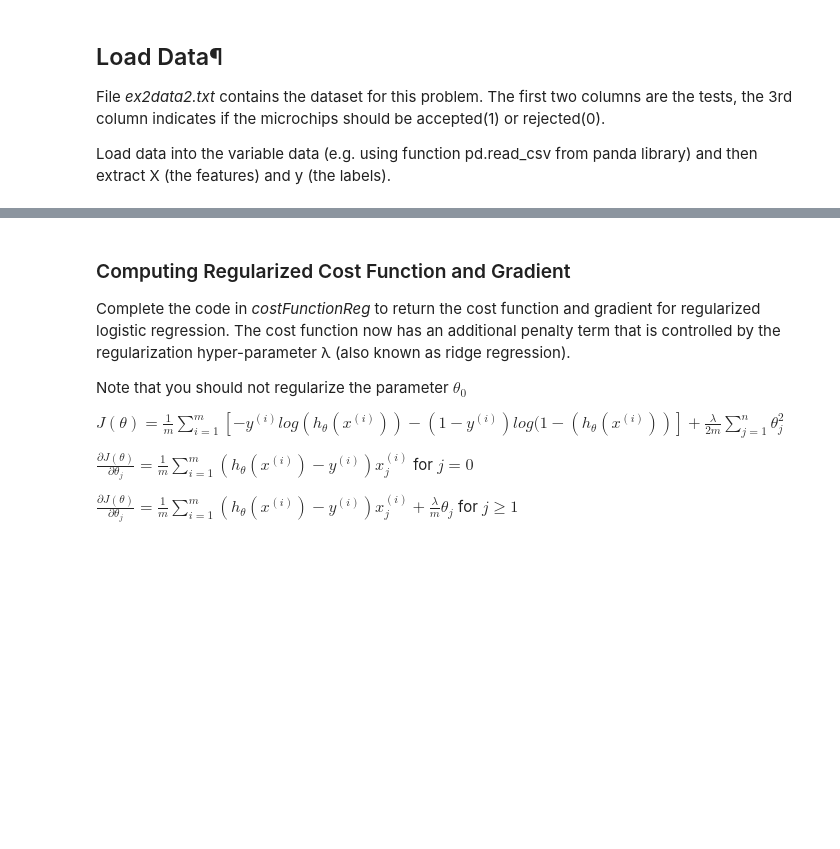
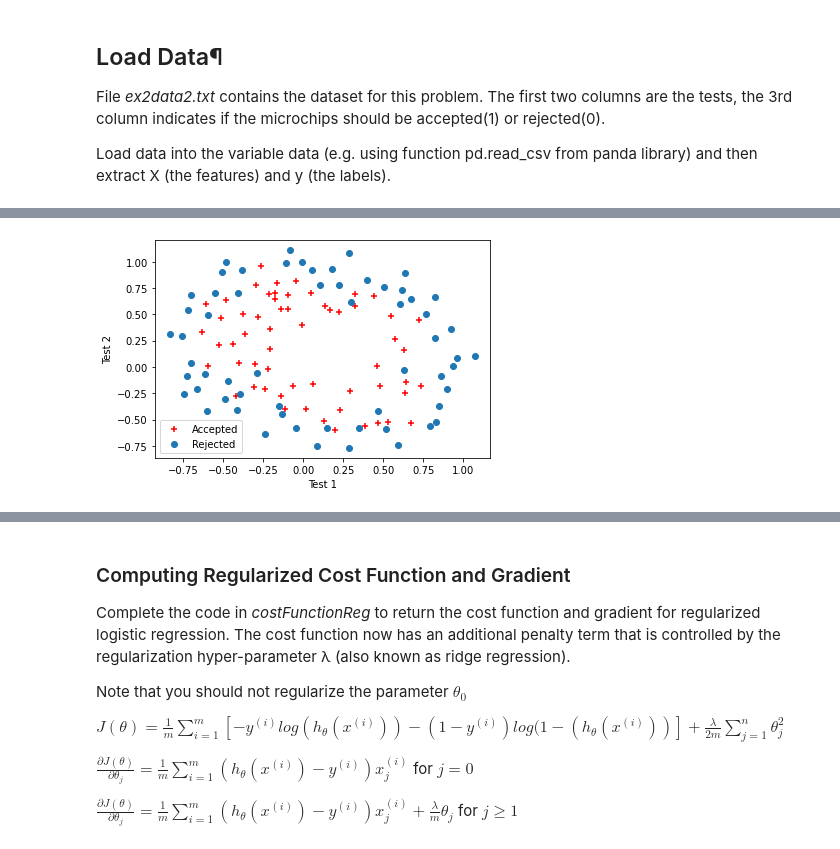
Before and after one commit to lavradorafonso/FAA, a Jupyter notebook: Class3/LogisticRegression/ML_Regularized_LogReg.ipynb, the cells around one changed output, grey strips where cells are left out. Drawn from its saved outputs; the diff is of its cells as text; code cells hidden in the pictures; blank space fills up the shorter version.

```diff
--- a/Class3/LogisticRegression/ML_Regularized_LogReg.ipynb
+++ b/Class3/LogisticRegression/ML_Regularized_LogReg.ipynb
@@ -20,10 +20,10 @@ The first two columns are the tests, the 3rd column indicates if the microchips
 
 Load data into the variable data (e.g. using function pd.read_csv from panda library) and then extract X (the features) and y (the labels).
 # %%
-data=pd.read_csv(?,?)
+data=pd.read_csv("ex2data2.txt", header=None)
 data_n=data.values #extract only the matrix 100x3 of values
-X= ?
-y=?
+X= data_n[:, 0:2]
+y= data_n[:, 2]
 
 ##a few examples from the dataset
 data.head()
@@ -47,3 +61,15 @@ Therefore, a straightforward application of logistic regression will not perform
+# %%
+#Create Fig.1. The code is similar to the one in Part 1 of this lab.
+pos = (y == 1)
+neg = y == 0
+plt.scatter(X[pos][:, 0], X[pos][:, 1], c="r", marker="+", label="Accepted")
+plt.scatter(X[neg][:, 0], X[neg][:, 1], marker="o", label="Rejected")
+plt.legend()
+plt.xlabel("Test 1")
+plt.ylabel("Test 2")
+plt.show()
+# %% [output]
+[figure, added]
 # %% [markdown]
 ### Feature Mapping
 
```
Also changed, not shown: parts of 13 cells of this notebook, 1 other file.
